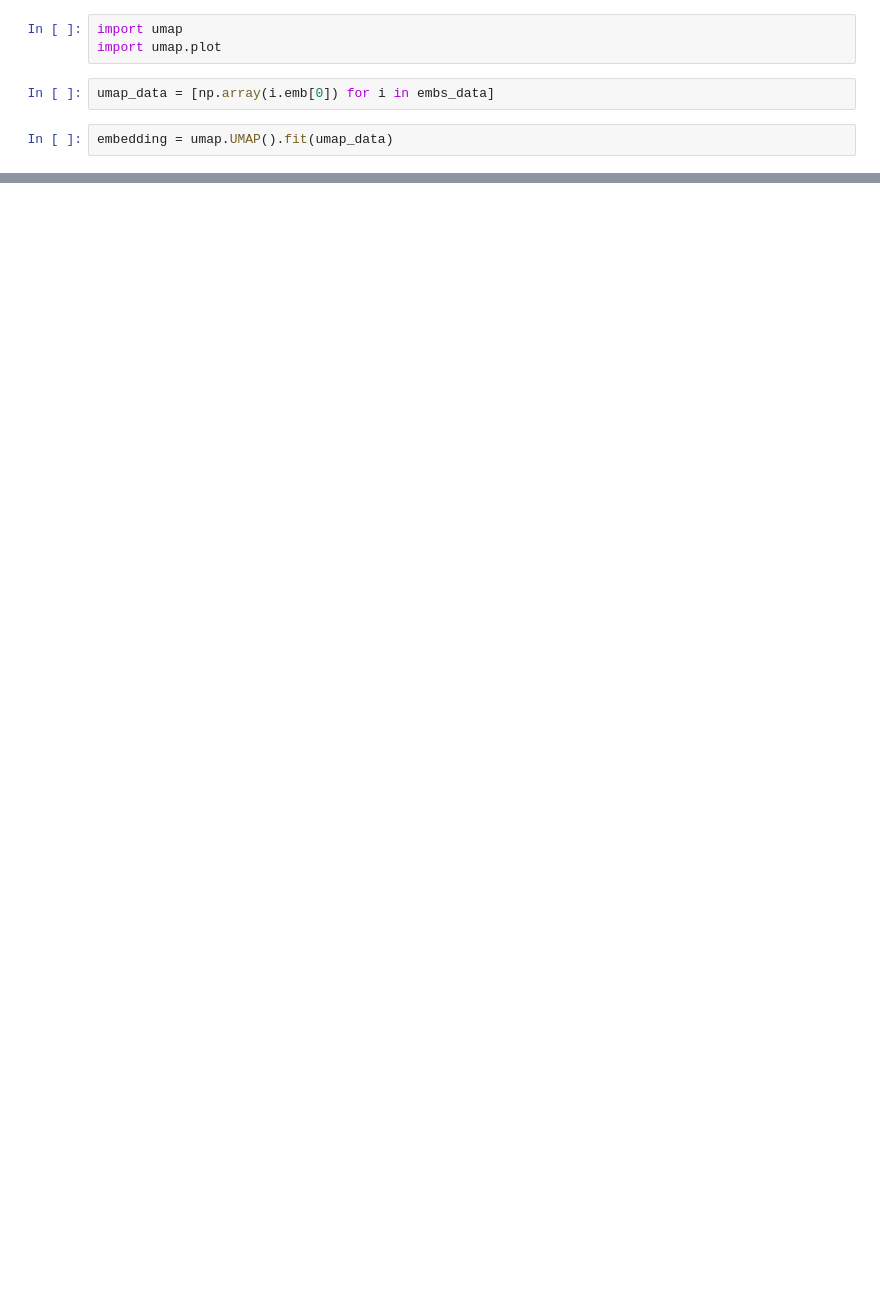
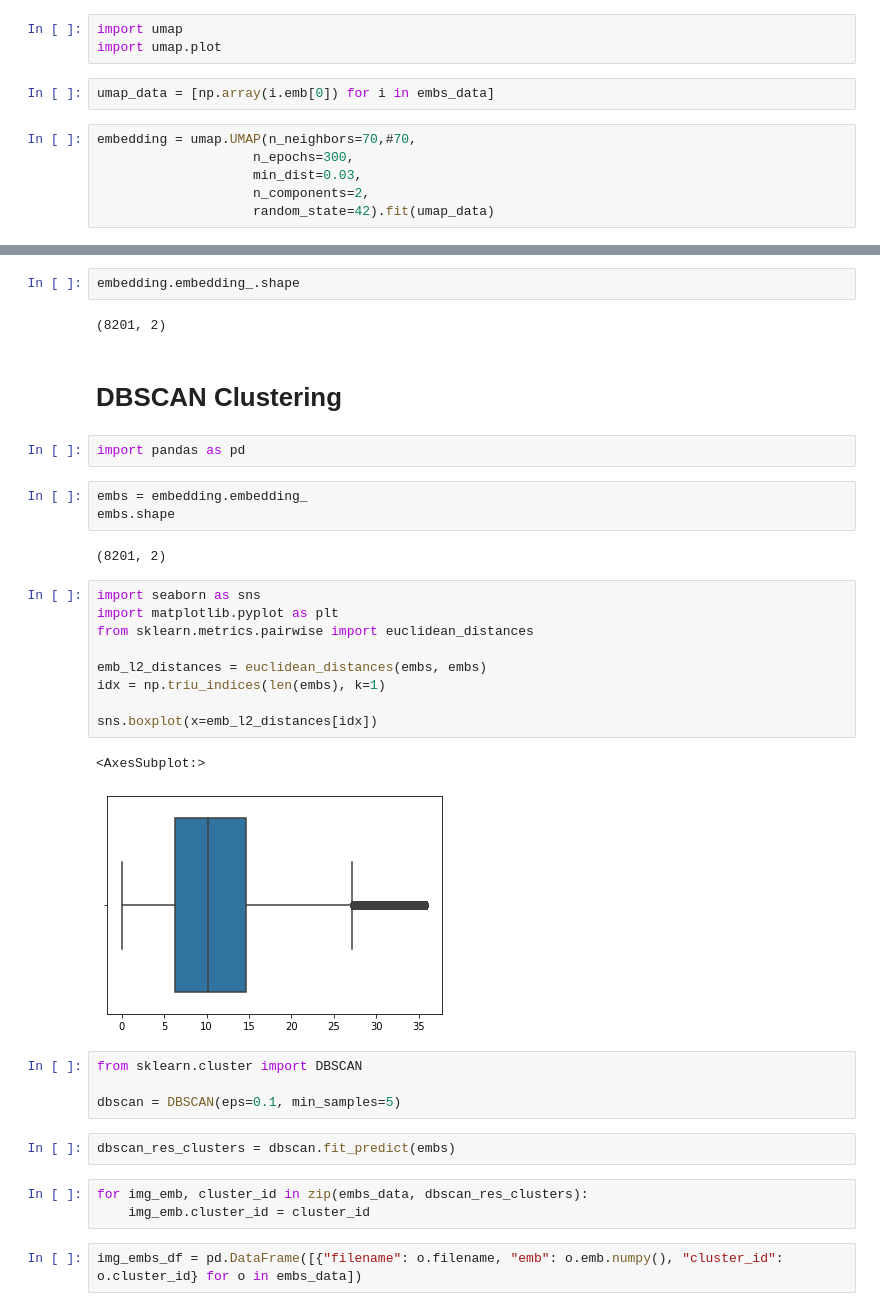
Before and after one commit to animtel/cv-22, a Jupyter notebook: notebooks/image_retrieval/02_cluster_embeddings.ipynb, the cells around one changed output, grey strips where cells are left out. Cells and saved outputs as stored; diff of their text form; blank space fills up the shorter version.

Commit message:
Add clip embs clustering and umap visualizing

```diff
--- a/notebooks/image_retrieval/02_cluster_embeddings.ipynb
+++ b/notebooks/image_retrieval/02_cluster_embeddings.ipynb
@@ -73,4 +66,8 @@ import umap.plot
 # %%
 umap_data = [np.array(i.emb[0]) for i in embs_data]
 # %%
-embedding = umap.UMAP().fit(umap_data)
+embedding = umap.UMAP(n_neighbors=70,#70,
+                    n_epochs=300,
+                    min_dist=0.03,
+                    n_components=2,
+                    random_state=42).fit(umap_data)
@@ -91,0 +80,36 @@ plt.title('UMAP', fontsize=24);
+# %%
+embedding.embedding_.shape
+# %% [output]
+(8201, 2)
+# %% [markdown]
+# DBSCAN Clustering
+# %%
+import pandas as pd
+# %%
+embs = embedding.embedding_
+embs.shape
+# %% [output]
+(8201, 2)
+# %%
+import seaborn as sns
+import matplotlib.pyplot as plt
+from sklearn.metrics.pairwise import euclidean_distances
+
+emb_l2_distances = euclidean_distances(embs, embs)
+idx = np.triu_indices(len(embs), k=1)
+
+sns.boxplot(x=emb_l2_distances[idx])
+# %% [output]
+<AxesSubplot:>
+[figure, added]
+# %%
+from sklearn.cluster import DBSCAN
+
+dbscan = DBSCAN(eps=0.1, min_samples=5)
+# %%
+dbscan_res_clusters = dbscan.fit_predict(embs)
+# %%
+for img_emb, cluster_id in zip(embs_data, dbscan_res_clusters):
+    img_emb.cluster_id = cluster_id
+# %%
+img_embs_df = pd.DataFrame([{"filename": o.filename, "emb": o.emb.numpy(), "cluster_id": o.cluster_id} for o in embs_data])
```
Also changed, not shown: parts of 32 cells of this notebook, 1 other file.
